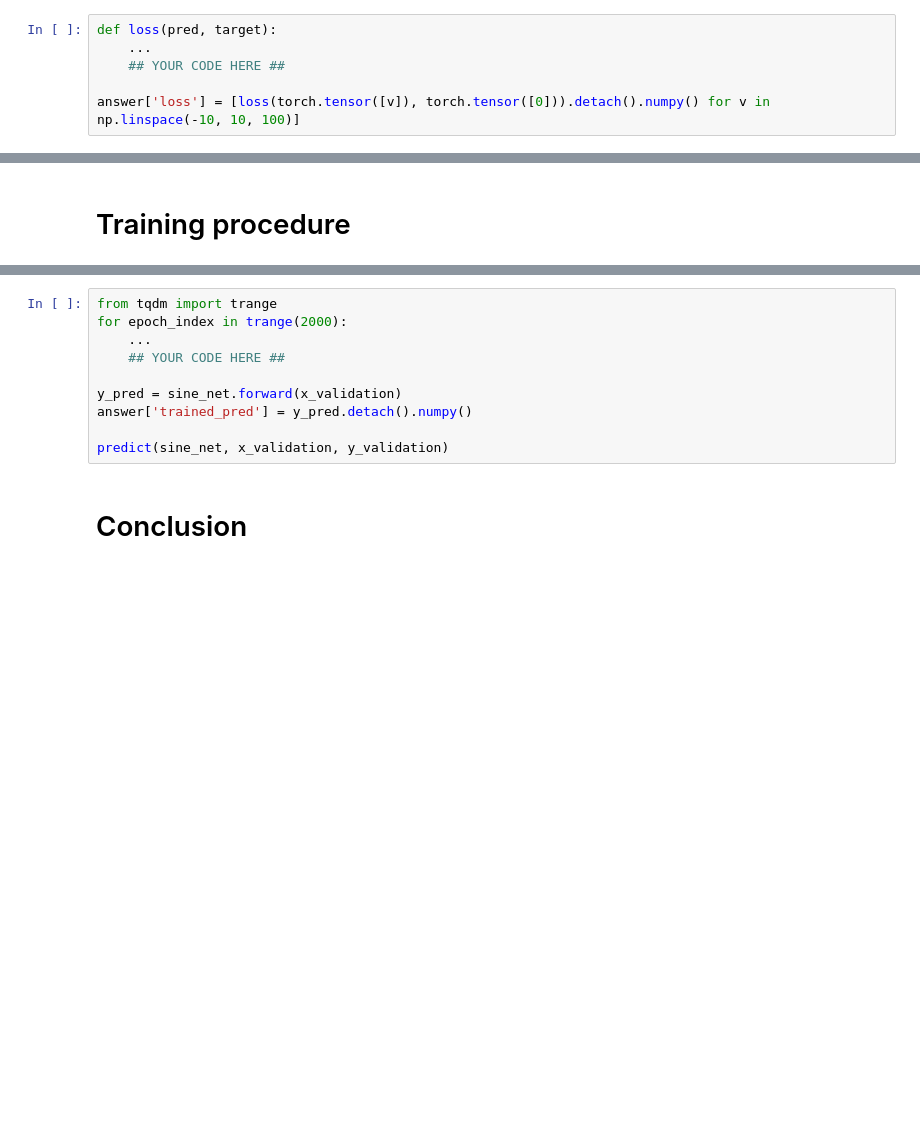
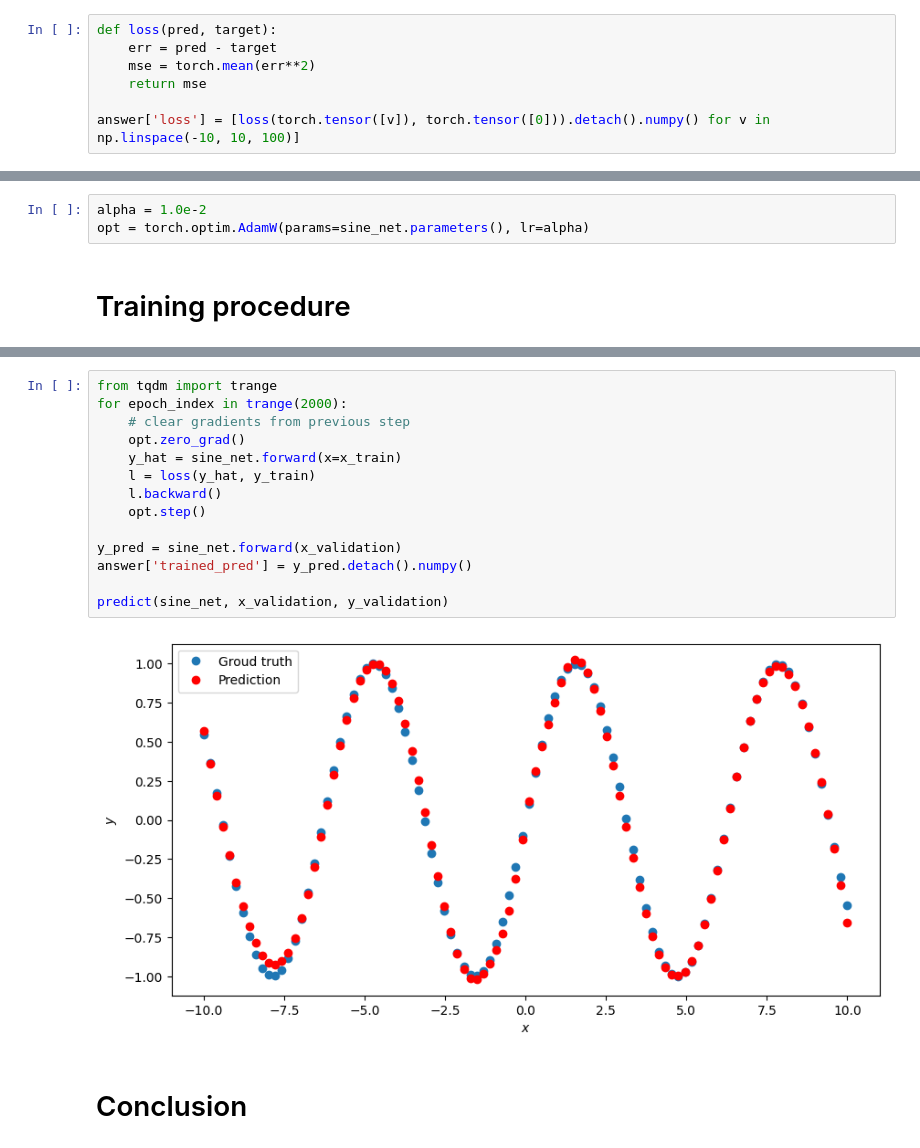
Before and after one commit to Nye1nChanSoe/neural-networks-intro, a Jupyter notebook: .laborantum/texts/course/4-Simple-Network/4-Training-a-Simple-Network/task.ipynb, the cells around one changed output, grey strips where cells are left out. Cells and saved outputs as stored; diff of their text form; blank space fills up the shorter version.

Commit message:
task-4: Training a Simple Network

```diff
--- a/.laborantum/texts/course/4-Simple-Network/4-Training-a-Simple-Network/task.ipynb
+++ b/.laborantum/texts/course/4-Simple-Network/4-Training-a-Simple-Network/task.ipynb
@@ -168,7 +173,8 @@ The lower this deviation is, the closer the prediction of the Neural Network to
 Code this loss function. Note that `pred` and `target` are the vectors.
 # %%
 def loss(pred, target):
-    ...
-    ## YOUR CODE HERE ##
+    err = pred - target
+    mse = torch.mean(err**2)
+    return mse
 
 answer['loss'] = [loss(torch.tensor([v]), torch.tensor([0])).detach().numpy() for v in np.linspace(-10, 10, 100)]
@@ -187,3 +189,6 @@ Set `lr` (learning rate) to `1.0e-2`.
+# %%
+alpha = 1.0e-2
+opt = torch.optim.AdamW(params=sine_net.parameters(), lr=alpha)
 # %% [markdown]
 # Training procedure
 # %% [markdown]
@@ -200,13 +205,19 @@ Repeat the steps above for some amount of times. Say, for `1000` and observe the
 # %%
 from tqdm import trange
 for epoch_index in trange(2000):
-    ...
-    ## YOUR CODE HERE ##
+    # clear gradients from previous step
+    opt.zero_grad()
+    y_hat = sine_net.forward(x=x_train)
+    l = loss(y_hat, y_train)
+    l.backward()
+    opt.step()
 
 y_pred = sine_net.forward(x_validation)
 answer['trained_pred'] = y_pred.detach().numpy()
 
 predict(sine_net, x_validation, y_validation)
+# %% [output]
+[figure, added]
 # %% [markdown]
 # Conclusion
 # %% [markdown]
```
Also changed, not shown: parts of 7 cells of this notebook, 3 other files.
